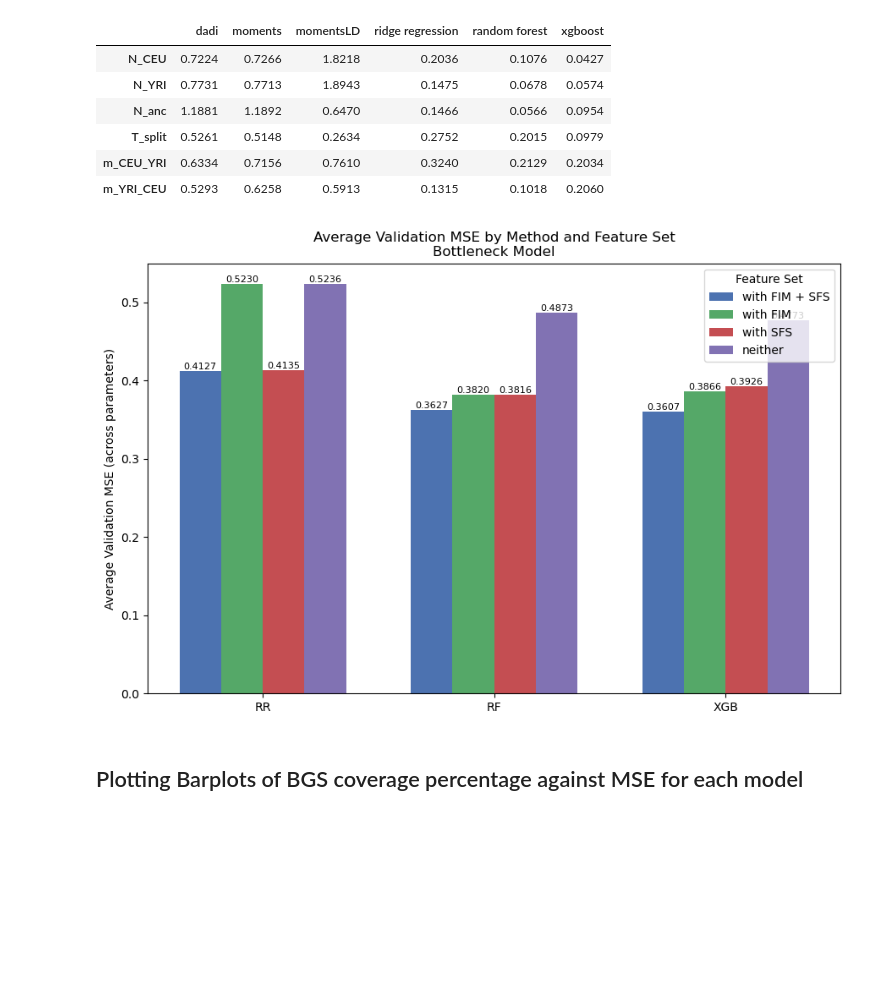
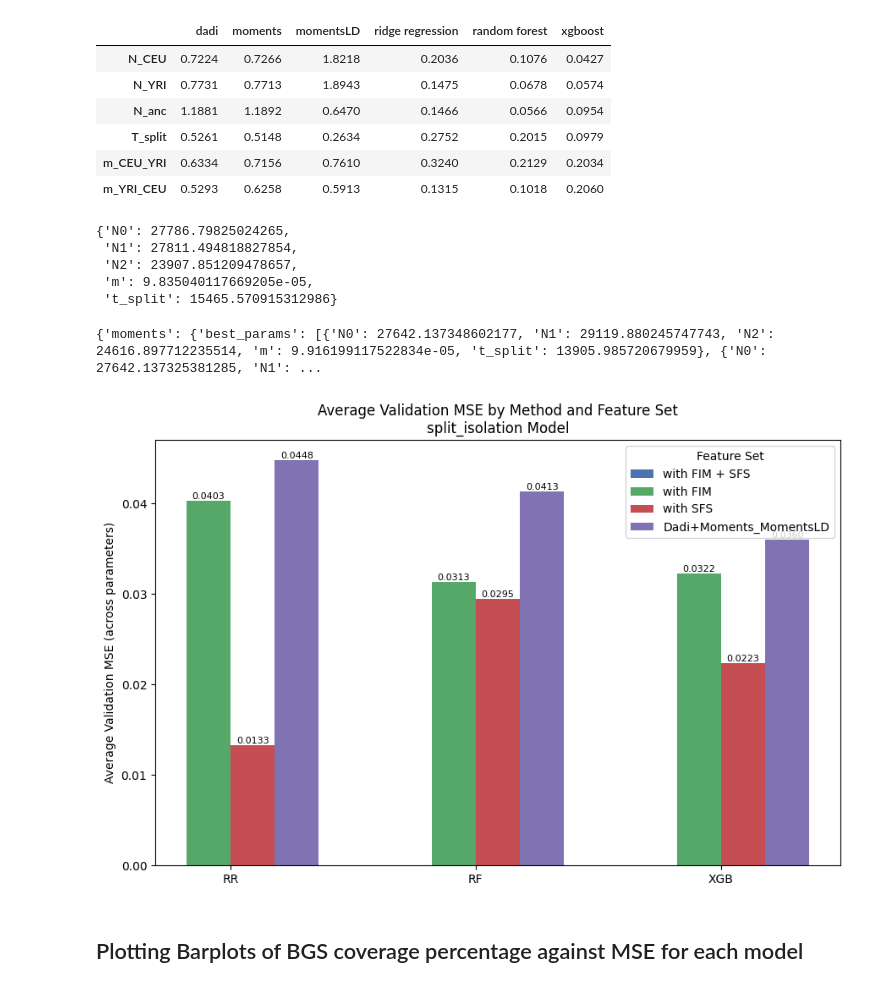
Before and after one commit to ak1376/Infer_Demography, a Jupyter notebook: notebooks/visualization.ipynb, the cells around one changed output. Drawn from its saved outputs; the diff is of its cells as text; code cells hidden in the pictures; blank space fills up the shorter version.

Commit message:
Merge branch 'main' of github.com:ak1376/Infer_Demography into main

```diff
--- a/notebooks/visualization.ipynb
+++ b/notebooks/visualization.ipynb
@@ -253,15 +253,32 @@ df_display
 | T_split | 0.5261 | 0.5148 | 0.2634 | 0.2752 | 0.2015 | 0.0979 |
 | m_CEU_YRI | 0.6334 | 0.7156 | 0.7610 | 0.3240 | 0.2129 | 0.2034 |
 | m_YRI_CEU | 0.5293 | 0.6258 | 0.5913 | 0.1315 | 0.1018 | 0.2060 |
+# %%
+with open('/sietch_colab/akapoor/Infer_Demography/experiments/split_isolation/simulations/0/sampled_params.pkl', 'rb') as f:
+    sampled_params = pickle.load(f)
+# %%
+sampled_params
+# %% [output]
+{'N0': 27786.79825024265,
+ 'N1': 27811.494818827854,
+ 'N2': 23907.851209478657,
+ 'm': 9.835040117669205e-05,
+ 't_split': 15465.570915312986}
+# %%
+with open('/sietch_colab/akapoor/Infer_Demography/experiments/split_isolation/inferences/sim_0/all_inferences.pkl', 'rb') as f:
+    all_inferences = pickle.load(f)
+
+print(all_inferences)
+# %% [output]
+{'moments': {'best_params': [{'N0': 27642.137348602177, 'N1': 29119.880245747743, 'N2': 24616.897712235514, 'm': 9.916199117522834e-05, 't_split': 13905.985720679959}, {'N0': 27642.137325381285, 'N1': ...
 # %%
 import json, os
 import matplotlib.pyplot as plt
 import numpy as np
 
-experiment_name = 'bottleneck'
-model_type = 'modeling_w_FIM_w_SFSresids'
+experiment_name = 'split_isolation'
 
-base = f"/home/akapoor/kernlab/Infer_Demography/experiments/{experiment_name}"
+base = f"/sietch_colab/akapoor/Infer_Demography/experiments/{experiment_name}/archived"
 paths = {
     "RR_FIM_SFS":  f"{base}/modeling_w_FIM_w_SFSresids/linear_ridge/linear_model_error_ridge.json",
     "RR_FIM":      f"{base}/modeling_w_FIM_wo_SFSresids/linear_ridge/linear_model_error_ridge.json",
@@ -288,7 +305,7 @@ def load_avg_mse(path):
     return float(np.mean(vals)) if vals else np.nan
 
 methods = ["RR", "RF", "XGB"]
-labels  = ["with FIM + SFS", "with FIM", "with SFS", "neither"]
+labels  = ["with FIM + SFS", "with FIM", "with SFS", "Dadi+Moments_MomentsLD"]
 
 # collect MSEs for each model and condition
 results = []
@@ -298,32 +315,32 @@ for m in methods:
         load_avg_mse(paths[f"{m}_FIM"]),
         load_avg_mse(paths[f"{m}_SFS"]),
         load_avg_mse(paths[f"{m}_BASE"])
     ]
     results.append(mses)
 results = np.array(results)
 
 # plotting
 x = np.arange(len(methods))
 width = 0.18
 fig, ax = plt.subplots(figsize=(9,6))
 
 offsets = np.linspace(-1.5*width, 1.5*width, 4)
 colors  = ["#4C72B0", "#55A868", "#C44E52", "#8172B3"]
 
 for i in range(4):
     bars = ax.bar(x + offsets[i], results[:, i], width, label=labels[i], color=colors[i])
     for j in range(len(methods)):
         val = results[j, i]
         if not np.isnan(val):
             ax.text(x[j] + offsets[i], val, f"{val:.4f}",
                     ha="center", va="bottom", fontsize=8)
 
 ax.set_ylabel("Average Validation MSE (across parameters)")
-ax.set_title("Average Validation MSE by Method and Feature Set\nBottleneck Model")
+ax.set_title(f"Average Validation MSE by Method and Feature Set\n{experiment_name} Model")
 ax.set_xticks(x)
 ax.set_xticklabels(methods)
 ax.legend(title="Feature Set")
 plt.tight_layout()
 plt.show()
 # %% [output]
-[figure, old version]
+[figure, new version]
```
Also changed, not shown: parts of 4 cells of this notebook, 5 other files.
